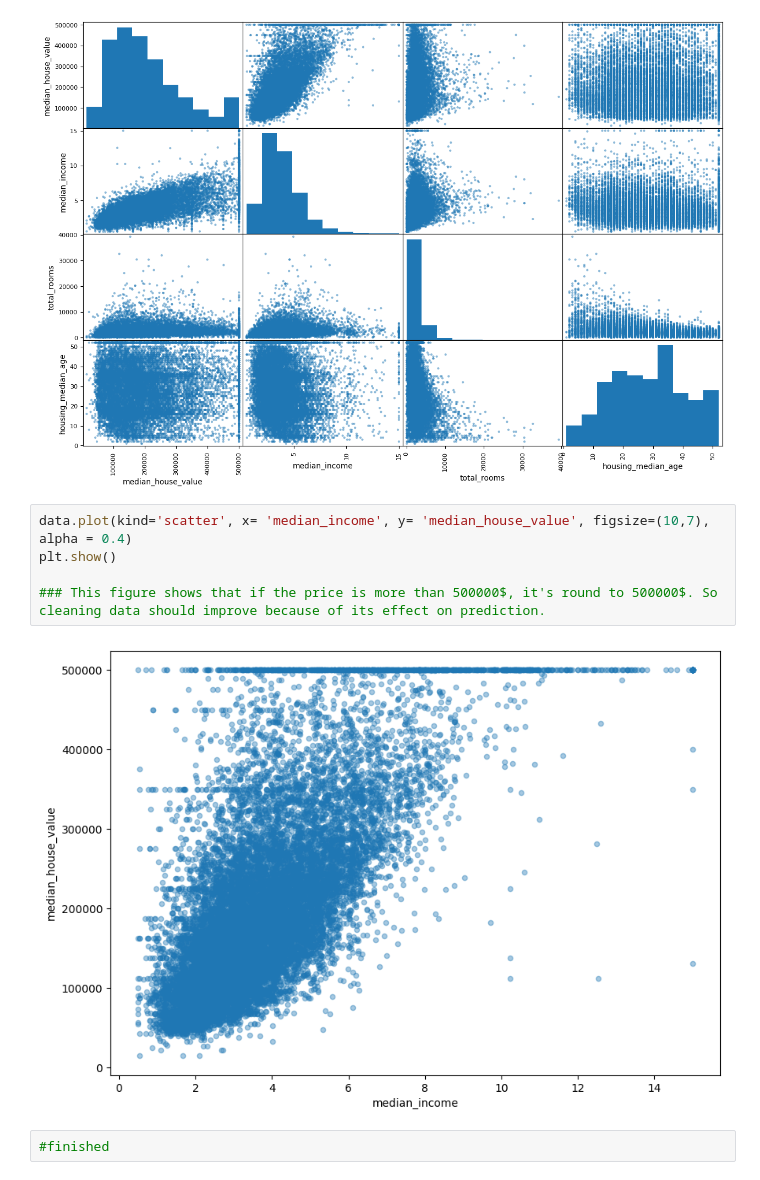
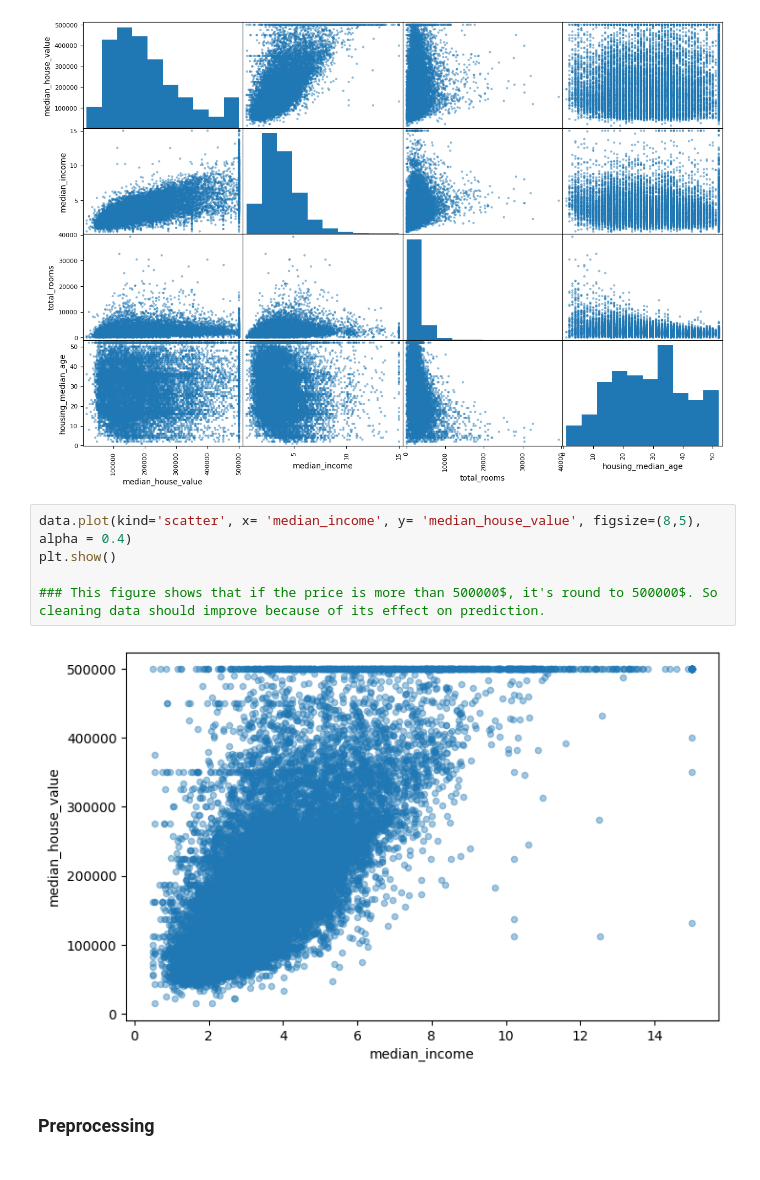
Before and after one commit to Naderiii/Housing_ML_Project, a Jupyter notebook: housing.ipynb, the cells around one changed output. Cells and saved outputs as stored; diff of their text form.

Commit message:
missing data

```diff
--- a/housing.ipynb
+++ b/housing.ipynb
@@ -155,11 +156,11 @@ plt.show()
 # %% [output]
 [figure]
 # %%
-data.plot(kind='scatter', x= 'median_income', y= 'median_house_value', figsize=(10,7), alpha = 0.4)
+data.plot(kind='scatter', x= 'median_income', y= 'median_house_value', figsize=(8,5), alpha = 0.4)
 plt.show()
 
 ### This figure shows that if the price is more than 500000$, it's round to 500000$. So cleaning data should improve because of its effect on prediction.
 # %% [output]
-[figure, old version]
+[figure, new version]
-# %%
-#finished
+# %% [markdown]
+### Preprocessing
```
Also changed, not shown: parts of 3 cells of this notebook.
